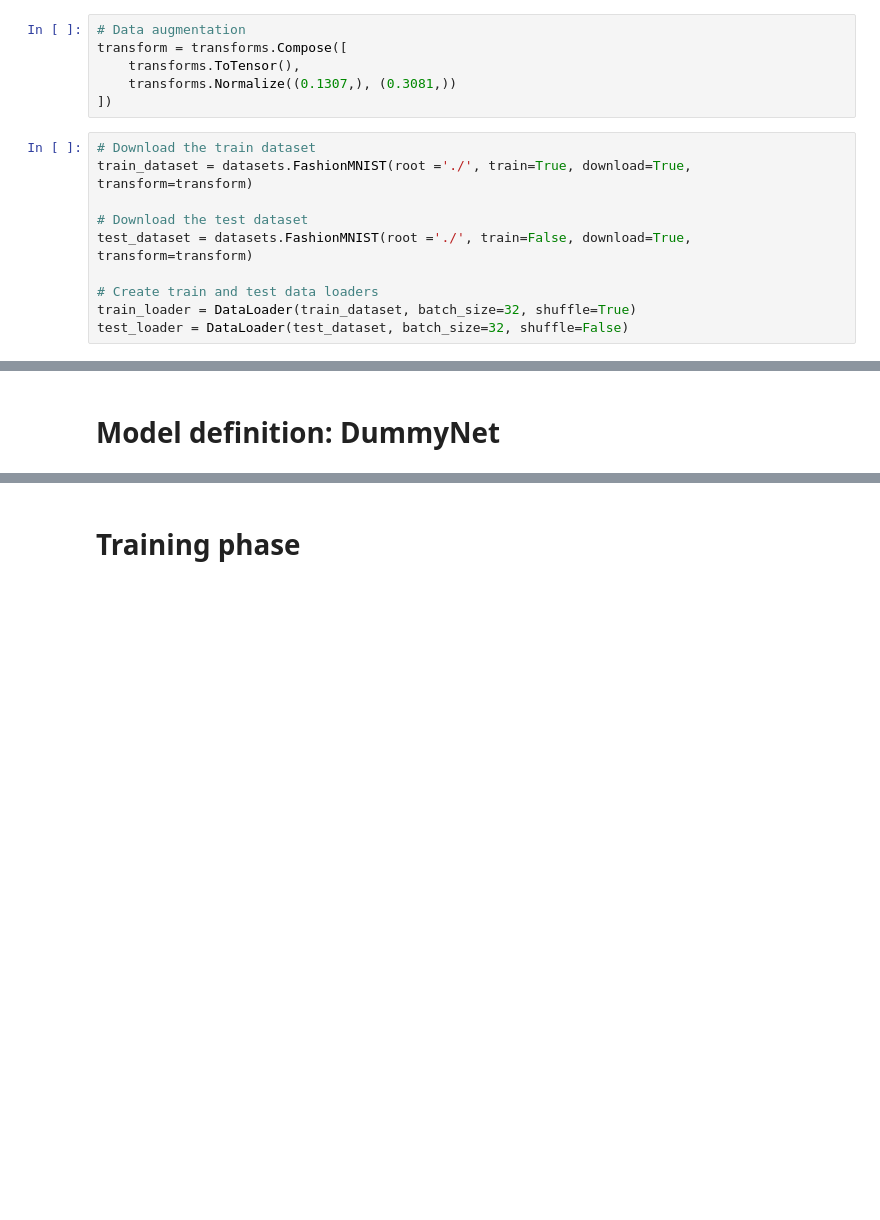
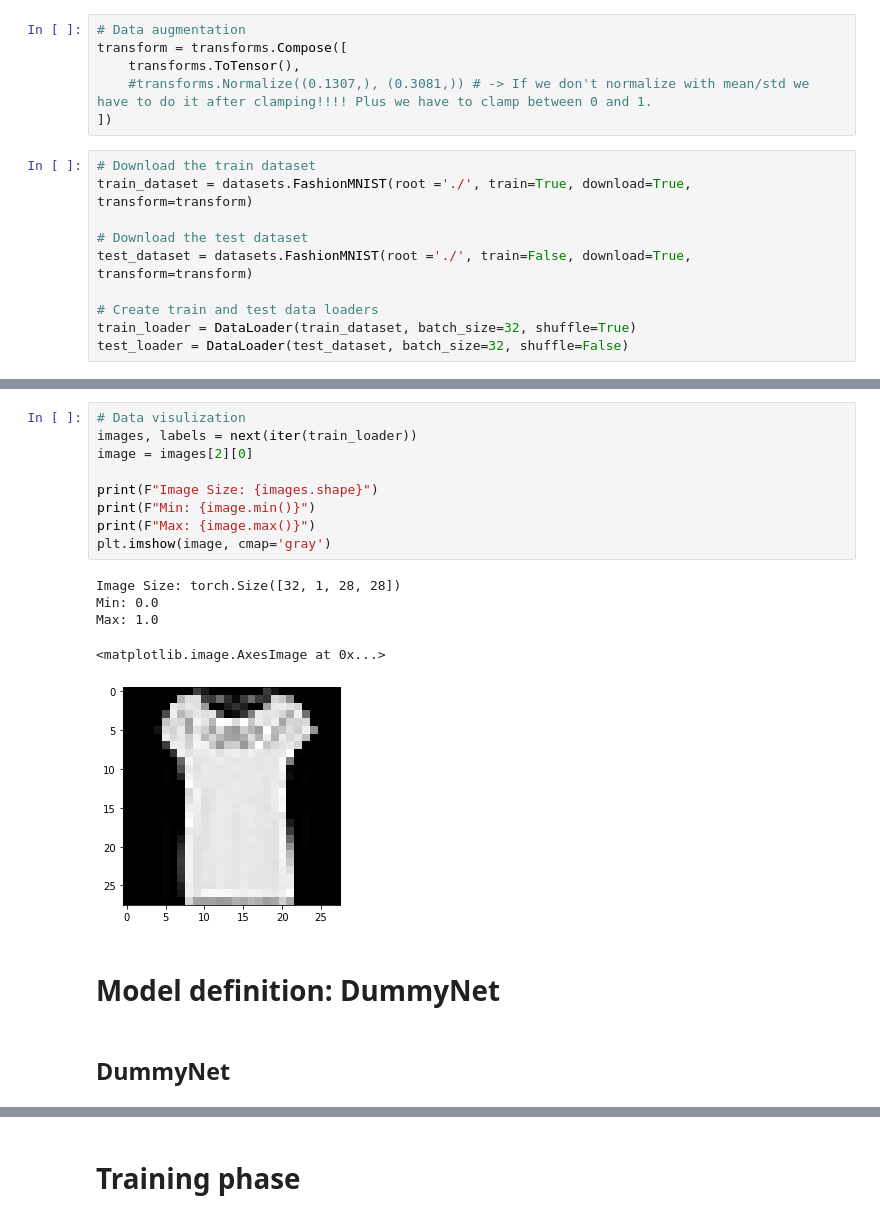
Before and after one commit to SlimShadys/FreeAdversarialTraining, a Jupyter notebook: FreeAdversarialTraining.ipynb, the cells around one changed output, grey strips where cells are left out. Saved outputs shown, nothing was run; the diff lists cells and outputs as text; blank space fills up the shorter version.

```diff
--- a/FreeAdversarialTraining.ipynb
+++ b/FreeAdversarialTraining.ipynb
@@ -61,7 +187,7 @@ Total memory: 12.0 GB
 # Data augmentation
 transform = transforms.Compose([
     transforms.ToTensor(),
-    transforms.Normalize((0.1307,), (0.3081,))
+    #transforms.Normalize((0.1307,), (0.3081,)) # -> If we don't normalize with mean/std we have to do it after clamping!!!! Plus we have to clamp between 0 and 1.
 ])
 # %%
 # Download the train dataset
@@ -97,7 +226,24 @@ Number of classes: 10
 -----------------------------
 Number of samples for training set: 60000
 Number of samples for validation set: 10000
+# %%
+# Data visulization
+images, labels = next(iter(train_loader))
+image = images[2][0]
+
+print(F"Image Size: {images.shape}")
+print(F"Min: {image.min()}")
+print(F"Max: {image.max()}")
+plt.imshow(image, cmap='gray')
+# %% [output]
+Image Size: torch.Size([32, 1, 28, 28])
+Min: 0.0
+Max: 1.0
+<matplotlib.image.AxesImage at 0x...>
+[figure, added]
 # %% [markdown]
 # Model definition: DummyNet
+# %% [markdown]
+## DummyNet
 # %%
 class DummyNet(nn.Module):
```
Also changed, not shown: parts of 44 cells of this notebook, 2 other files.
